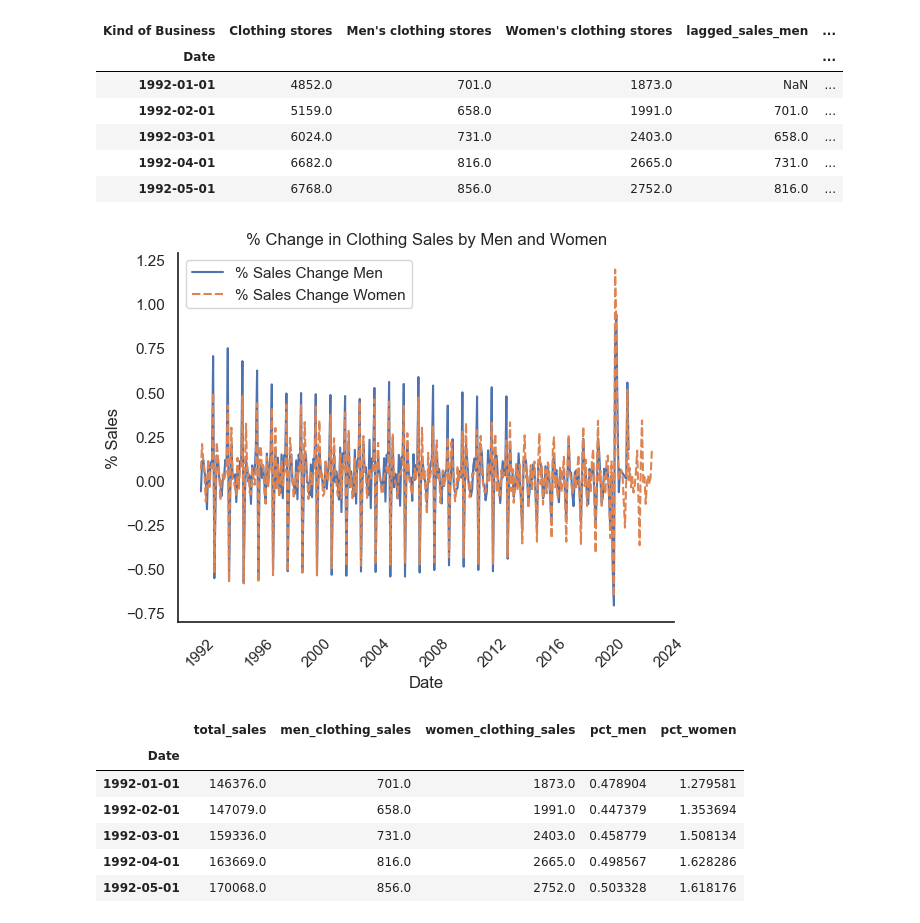
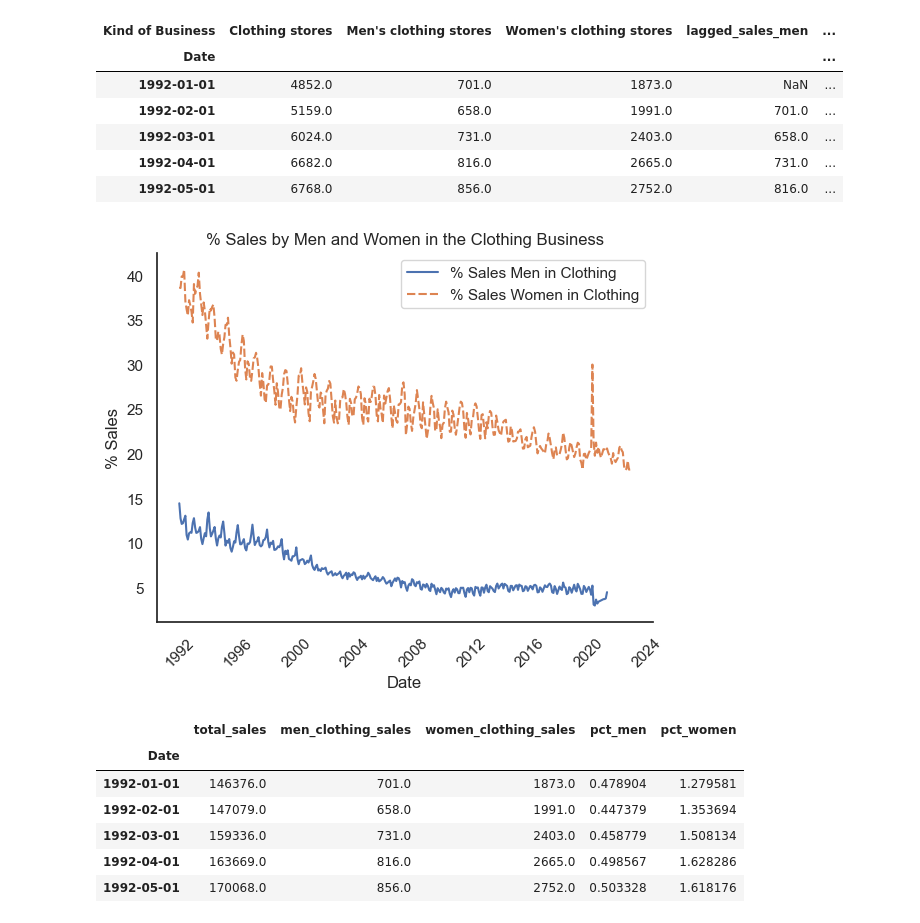
Before and after one commit to brianlkuo/mrts, a Jupyter notebook: mrts.ipynb, the cells around one changed output. Drawn from its saved outputs; the diff is of its cells as text; code cells hidden in the pictures.

```diff
--- a/mrts.ipynb
+++ b/mrts.ipynb
@@ -364,16 +356,16 @@ clothing_piv.head()
 | 1992-04-01 | 6682.0 | 816.0 | 2665.0 | 731.0 | ... |
 | 1992-05-01 | 6768.0 | 856.0 | 2752.0 | 816.0 | ... |
 # %%
-# Percent Change of men and women clothing sales
+# Visualizing contribution % of men and women on overall clothing sales
 sns.set_theme(style="white")
-chart = sns.lineplot(data=clothing_piv[['pct_change_men', 'pct_change_women']])
+chart = sns.lineplot(data=clothing_piv[['pct_sales_men', 'pct_sales_women']])
 plt.ylabel('% Sales')
-plt.legend(labels = ['% Sales Change Men', '% Sales Change Women'])
-plt.title("% Change in Clothing Sales by Men and Women")
+plt.legend(labels = ['% Sales Men in Clothing', '% Sales Women in Clothing'])
+plt.title("% Sales by Men and Women in the Clothing Business")
 sns.despine()
 plt.xticks(rotation=45);
 # %% [output]
-[figure, old version]
+[figure, new version]
 # %%
 # Overall sales by month
 total_sale = mrts[(mrts["Kind of Business"]=="Retail and food services sales, total")]\
```
Also changed, not shown: parts of 22 cells of this notebook.
